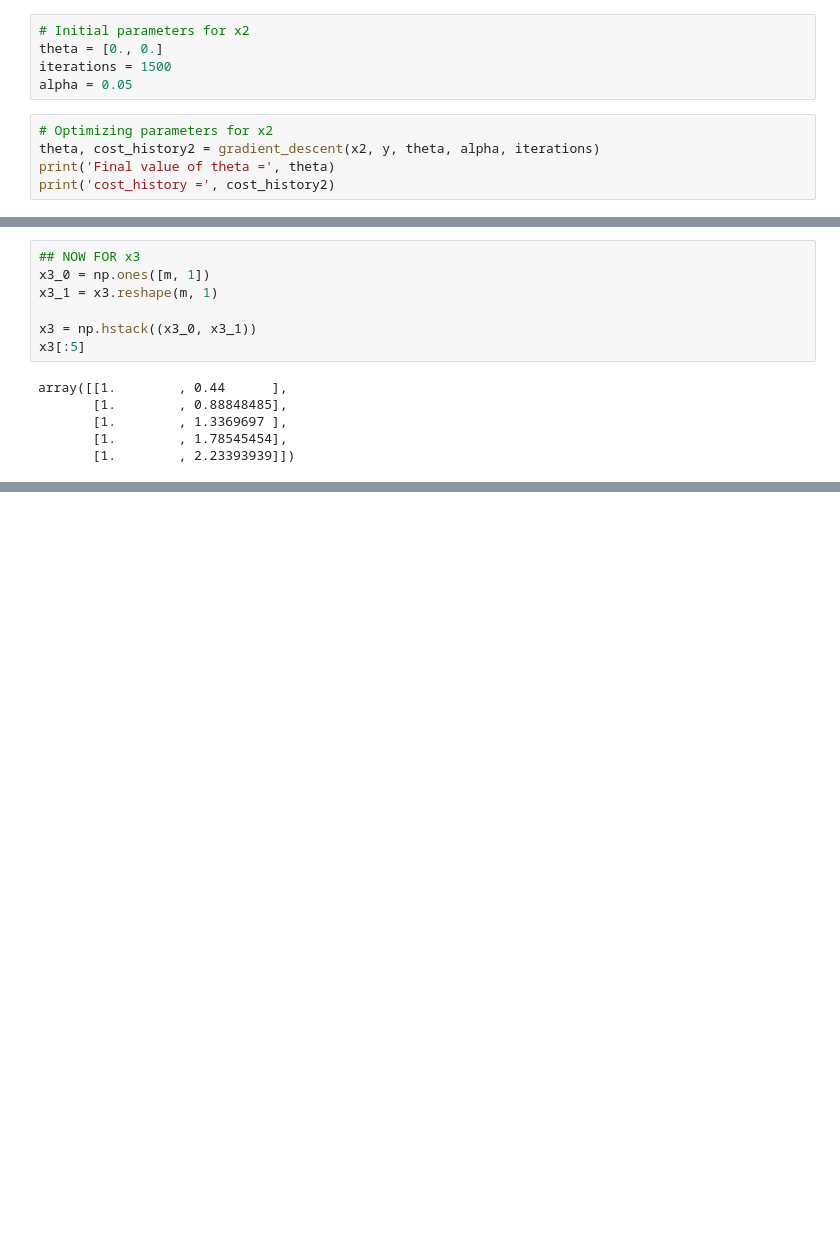
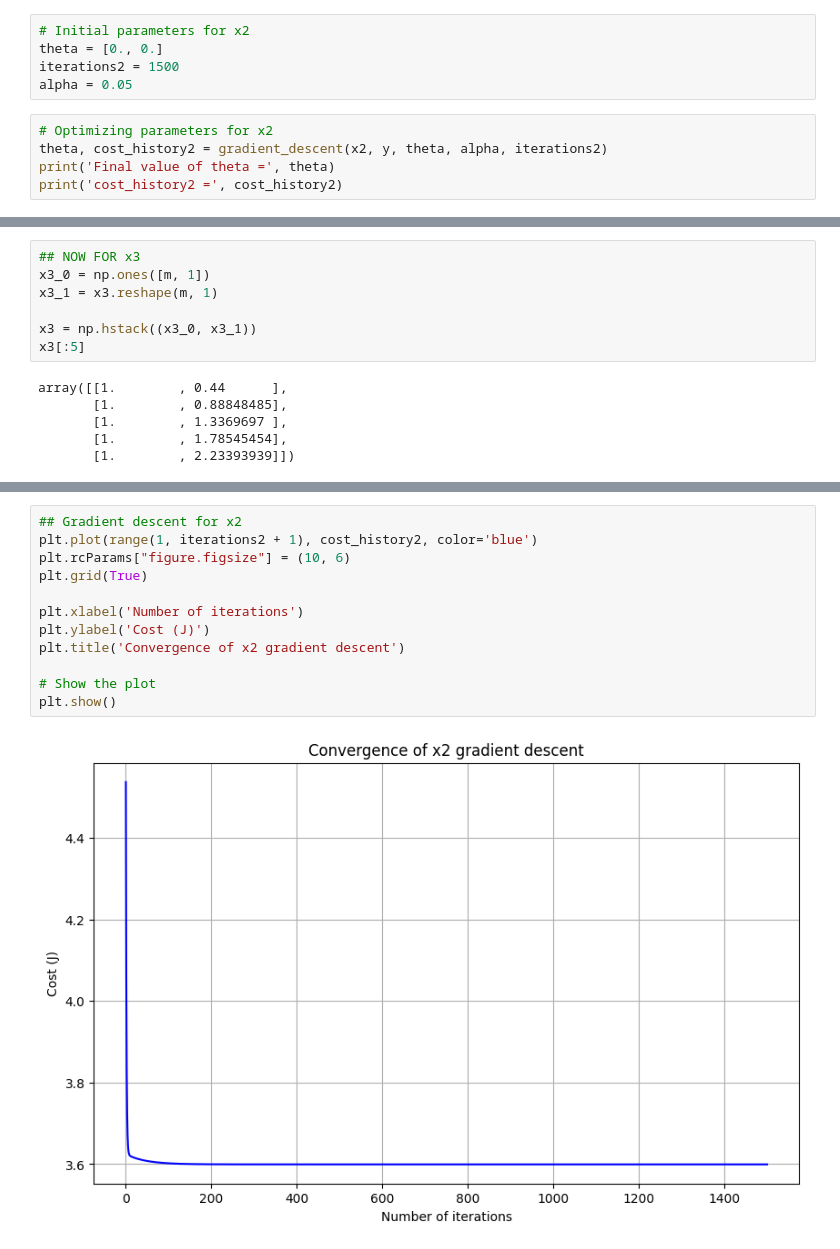
Before and after one commit to mburkey3/Intro_to_ML, a Jupyter notebook: MB_Assignment1.ipynb, the cells around one changed output, grey strips where cells are left out. Cells and saved outputs as stored; diff of their text form; blank space fills up the shorter version.

```diff
--- a/MB_Assignment1.ipynb
+++ b/MB_Assignment1.ipynb
@@ -194,12 +194,12 @@ array([[1.        , 3.44      ],
 # %%
 # Initial parameters for x2
 theta = [0., 0.]
-iterations = 1500
+iterations2 = 1500
 alpha = 0.05
 # %%
 # Optimizing parameters for x2
-theta, cost_history2 = gradient_descent(x2, y, theta, alpha, iterations)
+theta, cost_history2 = gradient_descent(x2, y, theta, alpha, iterations2)
 print('Final value of theta =', theta)
-print('cost_history =', cost_history2)
+print('cost_history2 =', cost_history2)
 # %% [output]
 Final value of theta = [0.73606041 0.55760762]
@@ -272,0 +287,14 @@ plt.show()
+# %%
+## Gradient descent for x2
+plt.plot(range(1, iterations2 + 1), cost_history2, color='blue')
+plt.rcParams["figure.figsize"] = (10, 6)
+plt.grid(True)
+
+plt.xlabel('Number of iterations')
+plt.ylabel('Cost (J)')
+plt.title('Convergence of x2 gradient descent')
+
+# Show the plot
+plt.show()
+# %% [output]
+[figure, added]
```
Also changed, not shown: parts of 9 cells of this notebook.
